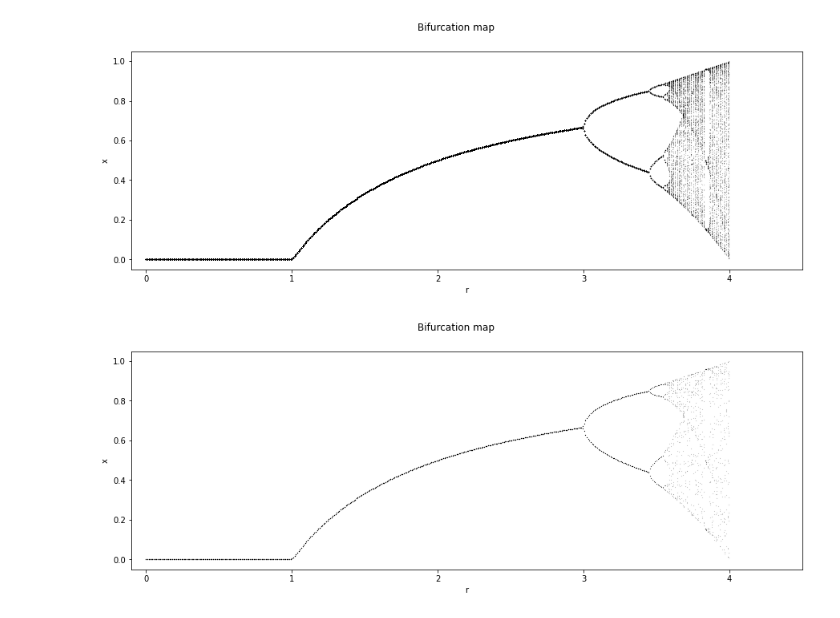
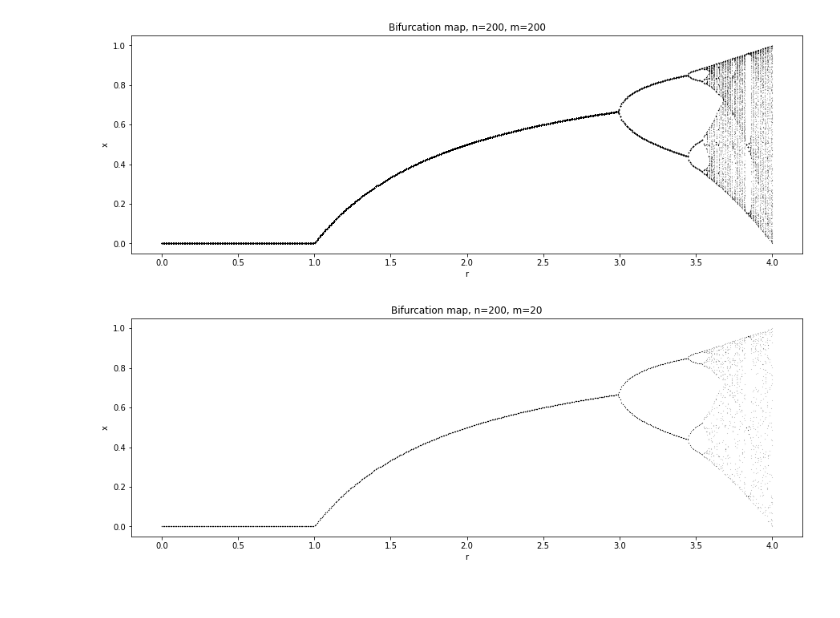
Before and after one commit to mdborisova/HPPL, a Jupyter notebook: 1_Bifurcation_diagram.ipynb, the cells around one changed output. Saved outputs shown, nothing was run; the diff lists cells and outputs as text; code cells hidden in the pictures.

```diff
--- a/1_Bifurcation_diagram.ipynb
+++ b/1_Bifurcation_diagram.ipynb
@@ -47,15 +47,14 @@ def plot_bifurcation_map(n: int, m: int, r: np.array) -> None:
     plt.figure(figsize=(15, 5))
     plt.plot(r, last_m_values_for_each_r, 'k.', markersize=0.15)
 
-    plt.suptitle('Bifurcation map')
+    plt.title('Bifurcation map, n={}, m={}'.format(n, m))
     plt.xlabel('r')
     plt.ylabel('x')
-    plt.xlim(r[0]-0.1, r[-1])
     plt.show()
 # %%
-r_linspace = np.linspace(0, 4.5, num=500)
+r_linspace = np.linspace(0, 4, num=500)
 plot_bifurcation_map(200, 200, r_linspace)
 plot_bifurcation_map(200, 20, r_linspace)
 # %% [output]
-[figure, old version]
+[figure, new version]
-[figure, old version]
+[figure, new version]
```
Also changed, not shown: parts of 2 cells of this notebook.
